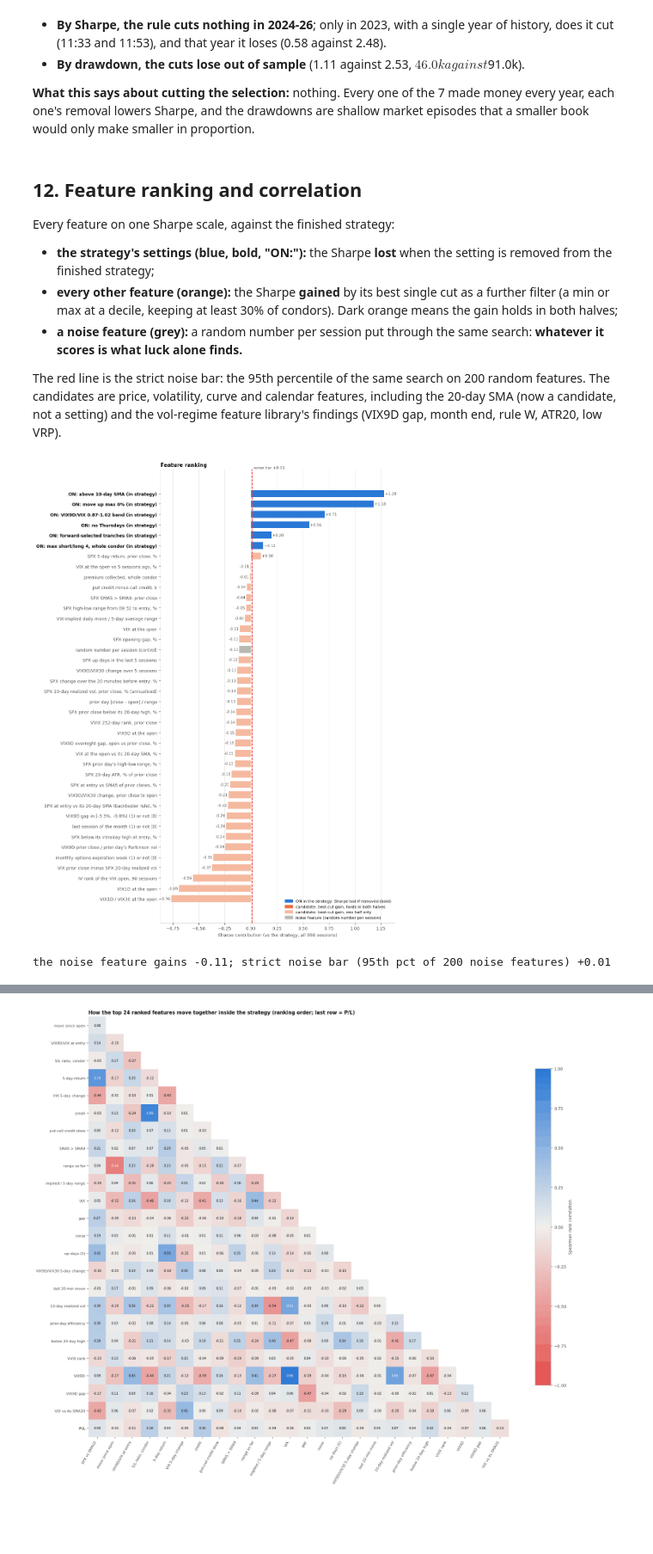
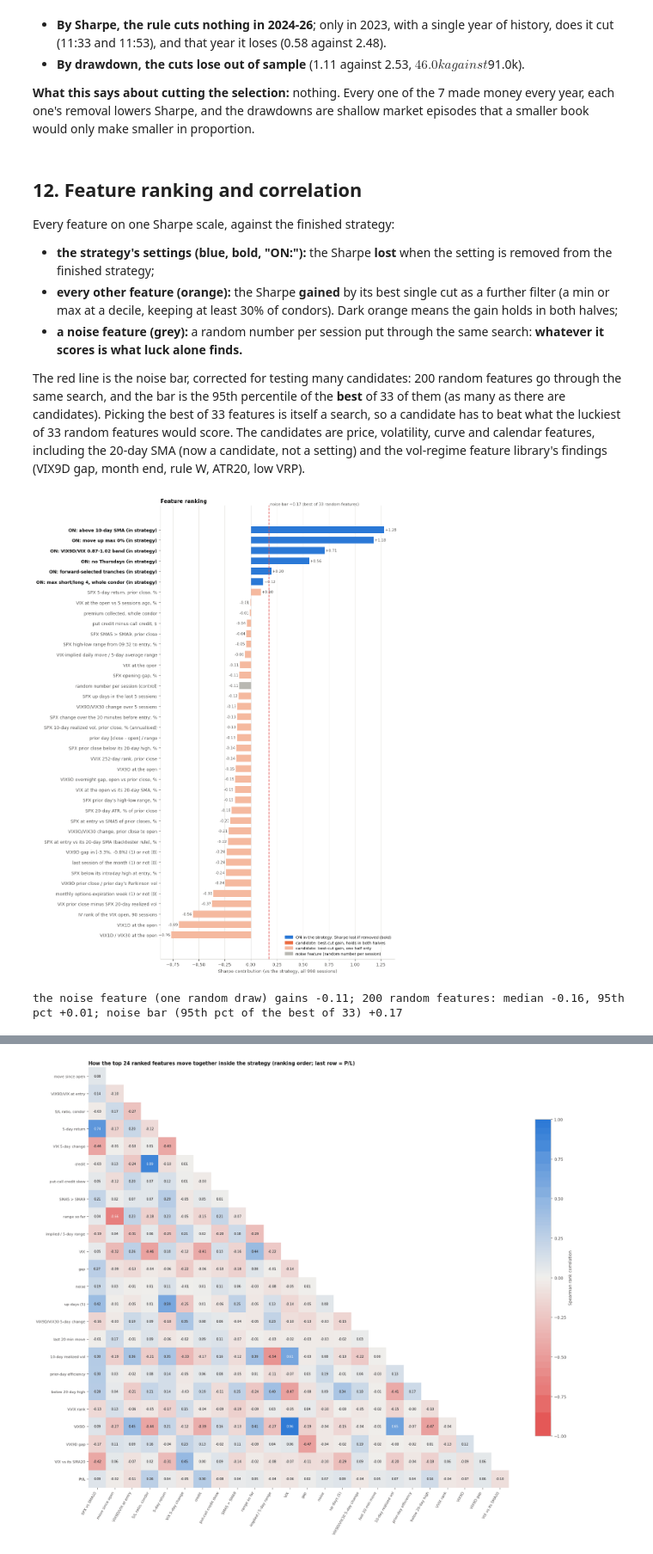
Before and after one commit to adam-masri24/ic-strat-notebooks, a Jupyter notebook: strategies/ic_strat/notebooks/ic_analysis.ipynb, the cells around one changed output, grey strips where cells are left out. Shown at 86% size. Drawn from its saved outputs; the diff is of its cells as text; code cells hidden in the pictures; blank space fills up the shorter version.

Commit message:
Noise bar corrected for testing 33 candidates

```diff
--- a/strategies/ic_strat/notebooks/ic_analysis.ipynb
+++ b/strategies/ic_strat/notebooks/ic_analysis.ipynb
@@ -1529,18 +1529,22 @@ Every feature on one Sharpe scale, against the finished strategy:
   at least 30% of condors). Dark orange means the gain holds in both halves;
 - **a noise feature (grey):** a random number per session put through the same search: **whatever it scores is what luck alone finds.**
 
-The red line is the strict noise bar: the 95th percentile of the same search on 200 random features. The candidates are price,
+The red line is the noise bar, corrected for testing many candidates: 200 random features go through the same search, and the
+bar is the 95th percentile of the **best** of 33 of them (as many as there are candidates). Picking the best of 33 features is
+itself a search, so a candidate has to beat what the luckiest of 33 random features would score. The candidates are price,
 volatility, curve and calendar features, including the 20-day SMA (now a candidate, not a setting) and the vol-regime feature library's
 findings (VIX9D gap, month end, rule W, ATR20, low VRP).
 # %%
 fv.fig_ranking(study.ranking); plt.show()
-print(f"the noise feature gains {study.addon_scan.loc['noise', 'sharpe_gain']:+.2f}; strict noise bar "
-      f"(95th pct of 200 noise features) {study.addon_scan.attrs['noise_p95']:+.2f}")
+a = study.addon_scan.attrs
+print(f"the noise feature (one random draw) gains {study.addon_scan.loc['noise', 'sharpe_gain']:+.2f}; "
+      f"200 random features: median {a['noise_p50']:+.2f}, 95th pct {a['noise_p95_single']:+.2f}; "
+      f"noise bar (95th pct of the best of {a['n_candidates']}) {a['noise_p95']:+.2f}")
 display(study.leave_one_out.round(2))
 display(study.ranking.round(2))
 # %% [output]
-[figure, old version]
+[figure, new version]
-the noise feature gains -0.11; strict noise bar (95th pct of 200 noise features) +0.01
+the noise feature (one random draw) gains -0.11; 200 random features: median -0.16, 95th pct +0.01; noise bar (95th pct of the best of 33) +0.17
 |  | sessions | trades | win_rate | avg_pl | total_pl | sharpe | max_drawdown | sharpe_to_2024 | ... |
 | strategy | 187.0 | 1450.0 | 80.97 | 154.54 | 112044.00 | 2.60 | -3808.68 | 2.44 | ... |
 | with a 400% call stop (not traded) | 187.0 | 1450.0 | 79.59 | 145.98 | 105832.53 | 2.46 | -3808.68 | 2.36 | ... |
```
Also changed, not shown: parts of 1 cell of this notebook, 4 other files.
